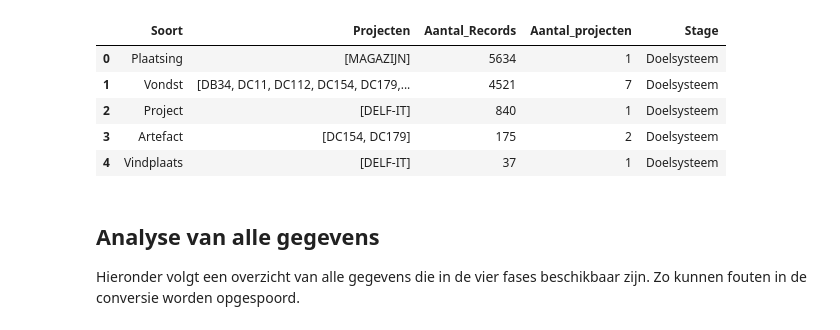
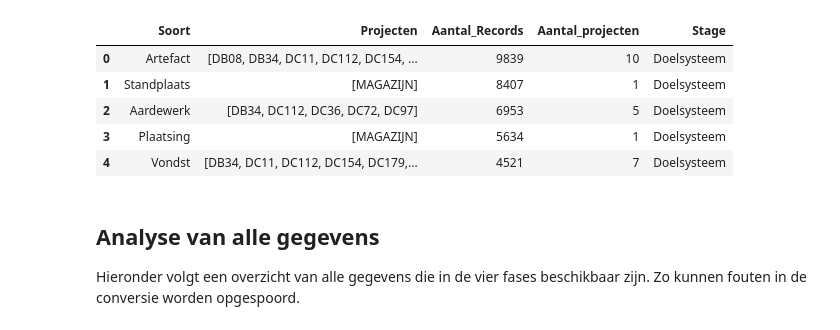
Before and after one commit to brienen/wasstraat_archeologische_data, a Jupyter notebook: notebooks/Analyse Objecten.ipynb, the cells around one changed output. Saved outputs shown, nothing was run; the diff lists cells and outputs as text; code cells hidden in the pictures.

Commit message:
Fix Artefacts die niet in Postgres kwamen

```diff
--- a/notebooks/Analyse Objecten.ipynb
+++ b/notebooks/Analyse Objecten.ipynb
@@ -89,35 +91,44 @@ df_singlestoreclean.head(5)
 # %%
-lst_tables = ['Def_Project', 'Def_Vondst', 'Def_Stelling', 'Def_Plaatsing', 'Def_Vindplaats', 'Def_Artefact']
+lst_tables = ['Def_Project', 'Def_Put', 'Def_Vondst', 'Def_Spoor', 'Def_Stelling', 'Def_Doos', 'Def_Standplaats', 'Def_Plaatsing', 'Def_Vlak', 'Def_Vindplaats', 'Def_Artefact'] #['Def_Project', 'Def_Vondst', 'Def_Stelling', 'Def_Plaatsing', 'Def_Vindplaats', 'Def_Artefact']
 regexProject = re.compile(r'\'project\': \'(.*?)\'') # regex to replace Object
 
 def getProject(brondata):
     #print(brondata)
     if brondata is None or brondata != "":
         return regexProject.search(brondata).group(1)
     else:
         return ""
 
 df_tables_projects = pd.DataFrame()
 
 engine = create_engine(config.SQLALCHEMY_DATABASE_URI)
 with engine.connect() as connection:
     for table in lst_tables:
         df = pd.read_sql_query('SELECT brondata from "' + table + '"', connection)
 
         df_out = pd.DataFrame()
         df_out['project'] = df.apply(lambda x: getProject(x['brondata']), axis=1)
         df_out['soort'] = table[4:]
         df_tables_projects = pd.concat([df_tables_projects, pd.DataFrame(df_out).groupby(['project', 'soort']).size().reset_index(name='teller')])
 
+with engine.connect() as connection:
+    df = pd.read_sql_query('SELECT brondata, artefactsoort from "Def_Artefact"', connection)
+
+    df_out = pd.DataFrame()
+    df_out['project'] = df.apply(lambda x: getProject(x['brondata']), axis=1)
+    df_out['soort'] = df['artefactsoort']
+    df_tables_projects = pd.concat([df_tables_projects, pd.DataFrame(df_out).groupby(['project', 'soort']).size().reset_index(name='teller')])
+
+
 df_doelsysteem = AggregateData(df_tables_projects, 'Doelsysteem')
 df_doelsysteem.head(5)
 # %% [output]
 |  | Soort | Projecten | Aantal_Records | Aantal_projecten | Stage |
-| 0 | Plaatsing | [MAGAZIJN] | 5634 | 1 | Doelsysteem |
-| 1 | Vondst | [DB34, DC11, DC112, DC154, DC179,... | 4521 | 7 | Doelsysteem |
-| 2 | Project | [DELF-IT] | 840 | 1 | Doelsysteem |
-| 3 | Artefact | [DC154, DC179] | 175 | 2 | Doelsysteem |
-| 4 | Vindplaats | [DELF-IT] | 37 | 1 | Doelsysteem |
+| 0 | Artefact | [DB08, DB34, DC11, DC112, DC154, ... | 9839 | 10 | Doelsysteem |
+| 1 | Standplaats | [MAGAZIJN] | 8407 | 1 | Doelsysteem |
+| 2 | Aardewerk | [DB34, DC112, DC36, DC72, DC97] | 6953 | 5 | Doelsysteem |
+| 3 | Plaatsing | [MAGAZIJN] | 5634 | 1 | Doelsysteem |
+| 4 | Vondst | [DB34, DC11, DC112, DC154, DC179,... | 4521 | 7 | Doelsysteem |
 # %% [markdown]
 ## Analyse van alle gegevens
 
```
Also changed, not shown: parts of 8 cells of this notebook, 5 other files.
